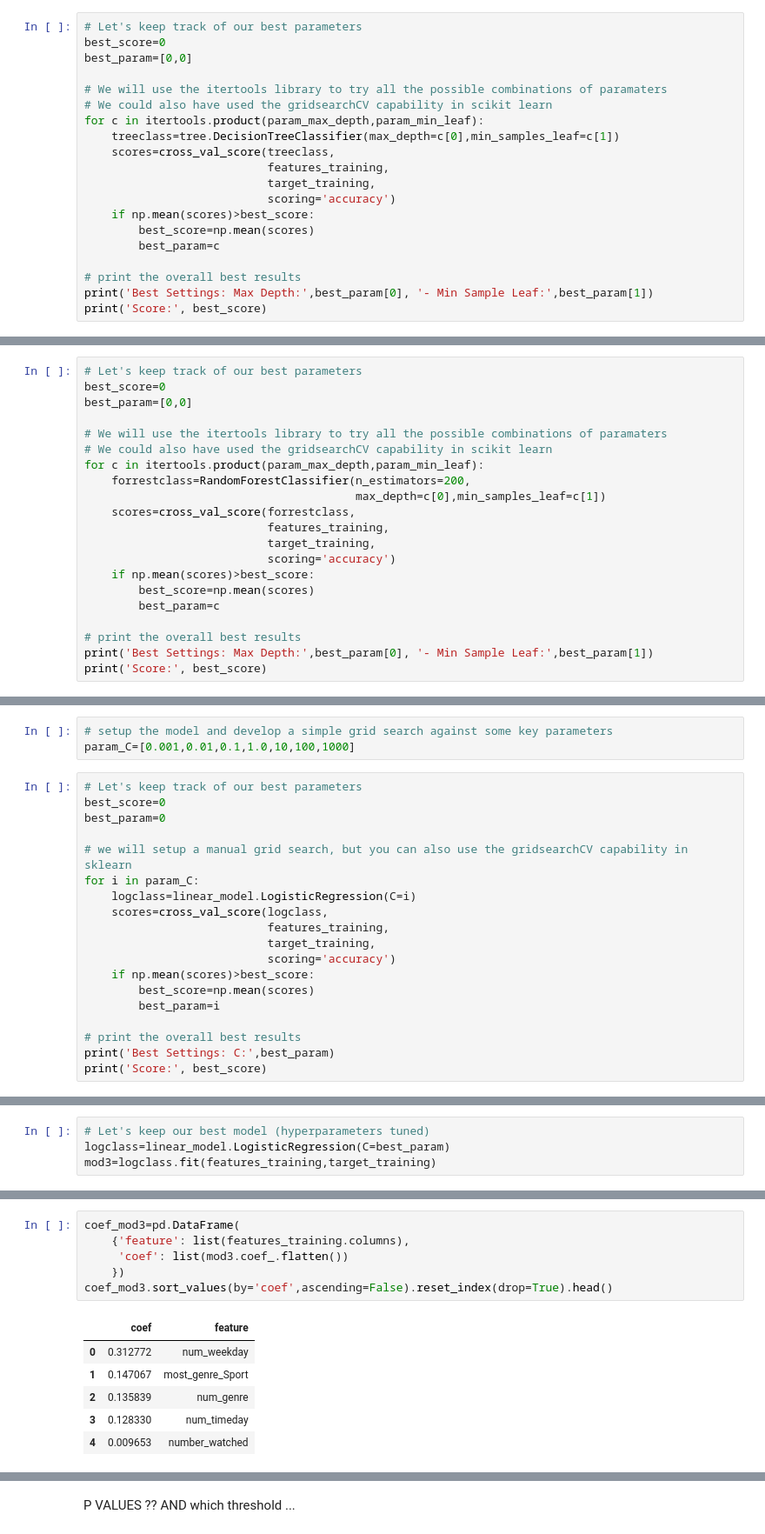
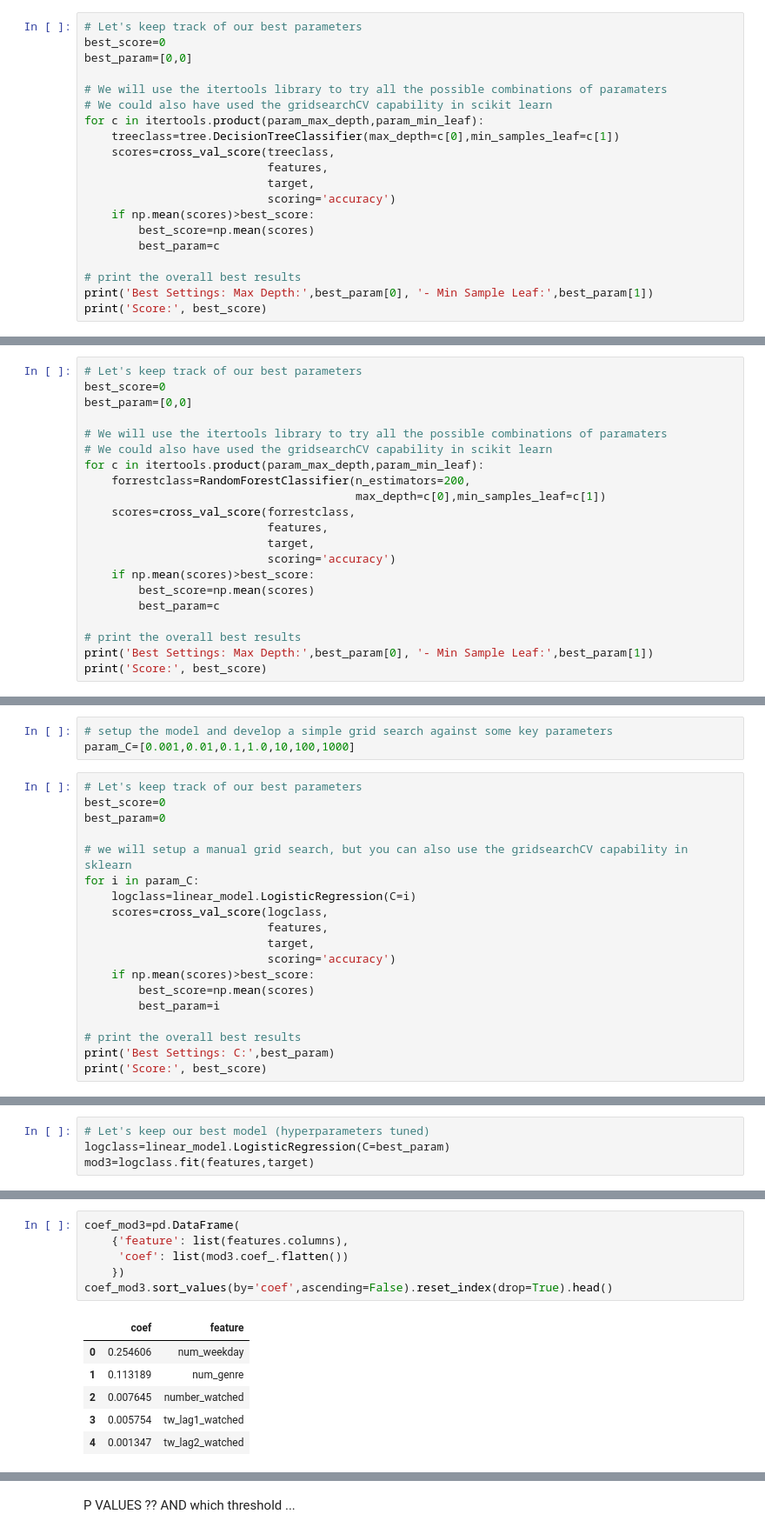
Before and after one commit to bbc/datalab-ml-training, a Jupyter notebook: iPlayerForecast_course3.ipynb, the cells around one changed output, grey strips where cells are left out. Shown at 87% size. Cells and saved outputs as stored; diff of their text form.

```diff
--- a/iPlayerForecast_course3.ipynb
+++ b/iPlayerForecast_course3.ipynb
@@ -108,8 +129,8 @@ best_param=[0,0]
 for c in itertools.product(param_max_depth,param_min_leaf):
     treeclass=tree.DecisionTreeClassifier(max_depth=c[0],min_samples_leaf=c[1])
     scores=cross_val_score(treeclass,
-                           features_training,
-                           target_training,
+                           features,
+                           target,
                            scoring='accuracy')
     if np.mean(scores)>best_score:
         best_score=np.mean(scores)
@@ -180,8 +195,8 @@ for c in itertools.product(param_max_depth,param_min_leaf):
     forrestclass=RandomForestClassifier(n_estimators=200,
                                         max_depth=c[0],min_samples_leaf=c[1])
     scores=cross_val_score(forrestclass,
-                           features_training,
-                           target_training,
+                           features,
+                           target,
                            scoring='accuracy')
     if np.mean(scores)>best_score:
         best_score=np.mean(scores)
@@ -250,8 +259,8 @@ best_param=0
 for i in param_C:
     logclass=linear_model.LogisticRegression(C=i)
     scores=cross_val_score(logclass,
-                           features_training,
-                           target_training,
+                           features,
+                           target,
                            scoring='accuracy')
     if np.mean(scores)>best_score:
         best_score=np.mean(scores)
@@ -268,5 +277,5 @@ Score: 0.793009093676
 # %%
 # Let's keep our best model (hyperparameters tuned)
 logclass=linear_model.LogisticRegression(C=best_param)
-mod3=logclass.fit(features_training,target_training)
+mod3=logclass.fit(features,target)
 # %%
@@ -276,16 +285,16 @@ mod3.score(features_training,target_training)
 # %%
 coef_mod3=pd.DataFrame(
-    {'feature': list(features_training.columns),
+    {'feature': list(features.columns),
      'coef': list(mod3.coef_.flatten())
     })
 coef_mod3.sort_values(by='coef',ascending=False).reset_index(drop=True).head()
 # %% [output]
 |  | coef | feature |
-| 0 | 0.312772 | num_weekday |
-| 1 | 0.147067 | most_genre_Sport |
-| 2 | 0.135839 | num_genre |
-| 3 | 0.128330 | num_timeday |
-| 4 | 0.009653 | number_watched |
+| 0 | 0.254606 | num_weekday |
+| 1 | 0.113189 | num_genre |
+| 2 | 0.007645 | number_watched |
+| 3 | 0.005754 | tw_lag1_watched |
+| 4 | 0.001347 | tw_lag2_watched |
 # %%
 coef_mod3.sort_values(by='coef',ascending=False).reset_index(drop=True).tail()
 # %% [output]
```
Also changed, not shown: parts of 37 cells of this notebook, 2 other files.
